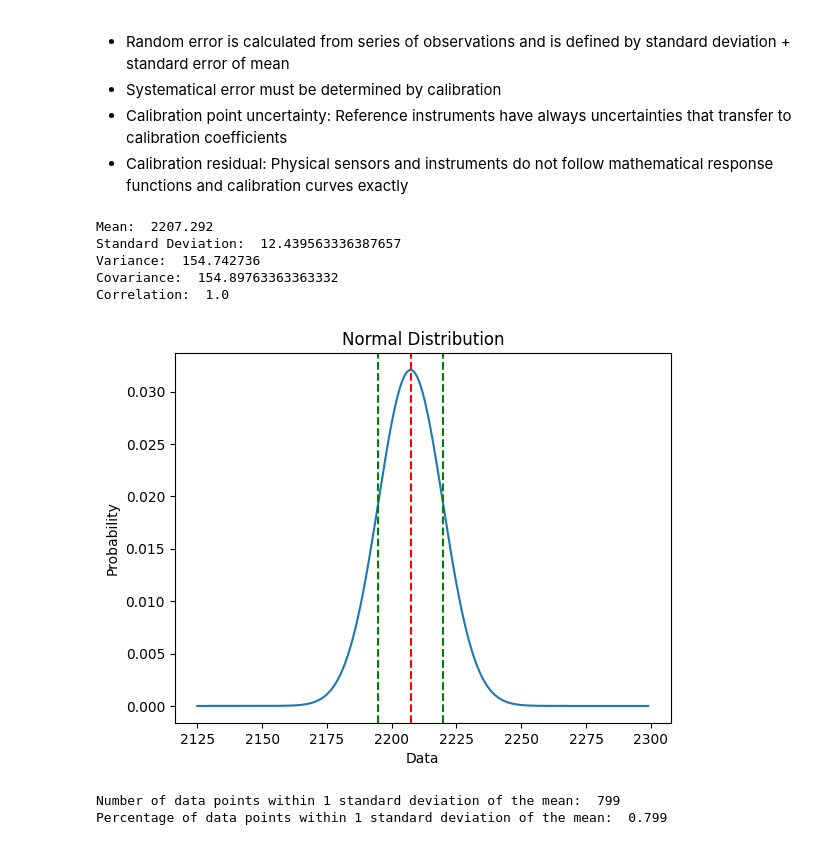
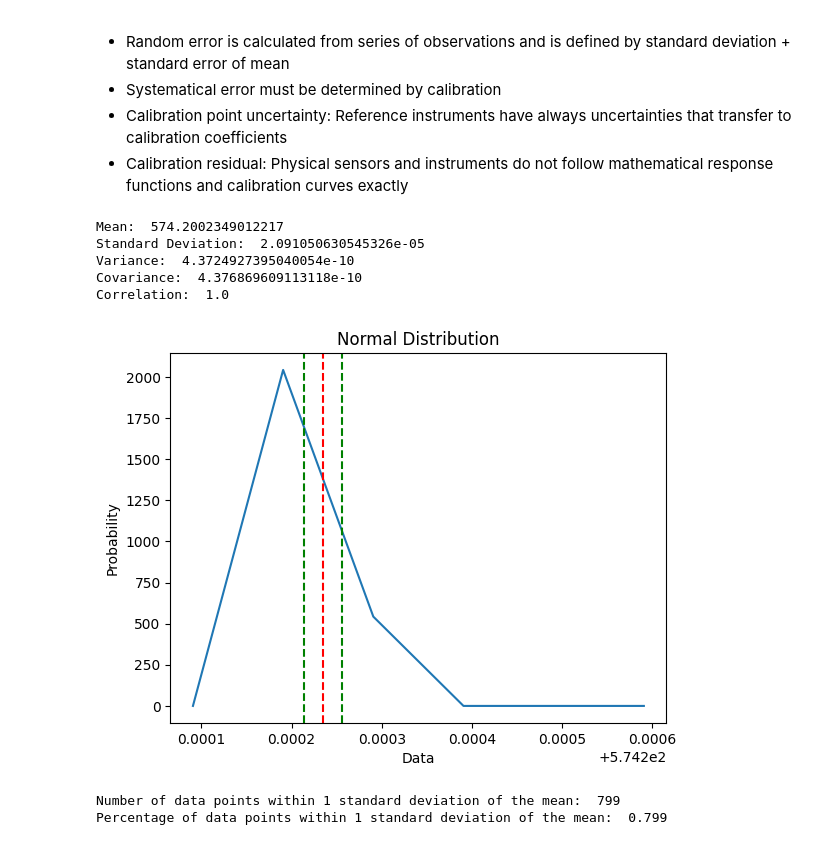
Before and after one commit to walterairs/ESP32photoresistor, a Jupyter notebook: analysis/uncertainty.ipynb, the cells around one changed output. Drawn from its saved outputs; the diff is of its cells as text; code cells hidden in the pictures.

Commit message:
new lin_data

```diff
--- a/analysis/uncertainty.ipynb
+++ b/analysis/uncertainty.ipynb
@@ -10,7 +10,7 @@ import scipy
 - Calibration point uncertainty: Reference instruments have always uncertainties that transfer to calibration coefficients
 - Calibration residual: Physical sensors and instruments do not follow mathematical response functions and calibration curves exactly
 # %%
-static_data = open('serial_data.txt', 'r')
+static_data = open('bright_n_dark.txt', 'r')
 static_data = static_data.read()
 static_data = static_data.split('\n')
 #remove nulls
@@ -18,39 +18,39 @@ static_data = [i for i in static_data if i != '']
 static_data = [float(i) for i in static_data]
 static_data = np.array(static_data)
 
 data_mean = np.mean(static_data)
 data_std = np.std(static_data)
 data_var = np.var(static_data)
 data_cov = np.cov(static_data)
 data_corr = np.corrcoef(static_data)
 
 print('Mean: ', data_mean)
 print('Standard Deviation: ', data_std)
 print('Variance: ', data_var)
 print('Covariance: ', data_cov)
 print('Correlation: ', data_corr)
 
 
 # lets calculate the normal distribution
-x = np.arange(2125,2300,1)
+x = np.arange(static_data.min(),static_data.max(),0.0001)
 y = scipy.stats.norm.pdf(x, data_mean, data_std)
 
 # plot the normal distribution
 plt.plot(x,y)
 plt.title('Normal Distribution')
 plt.xlabel('Data')
 plt.ylabel('Probability')
 plt.axvline(x=data_mean, color='r', linestyle='--')
 plt.axvline(x=data_mean+data_std, color='g', linestyle='--')
 plt.axvline(x=data_mean-data_std, color='g', linestyle='--')
 plt.show()
 # %% [output]
-Mean:  2207.292
-Standard Deviation:  12.439563336387657
-Variance:  154.742736
-Covariance:  154.89763363363332
+Mean:  574.2002349012217
+Standard Deviation:  2.091050630545326e-05
+Variance:  4.3724927395040054e-10
+Covariance:  4.376869609113118e-10
 Correlation:  1.0
-[figure, old version]
+[figure, new version]
 # %%
 # lets calculate how many data points are within 1 standard deviation
 # of the mean
```
Also changed, not shown: parts of 1 cell of this notebook, 5 other files.
